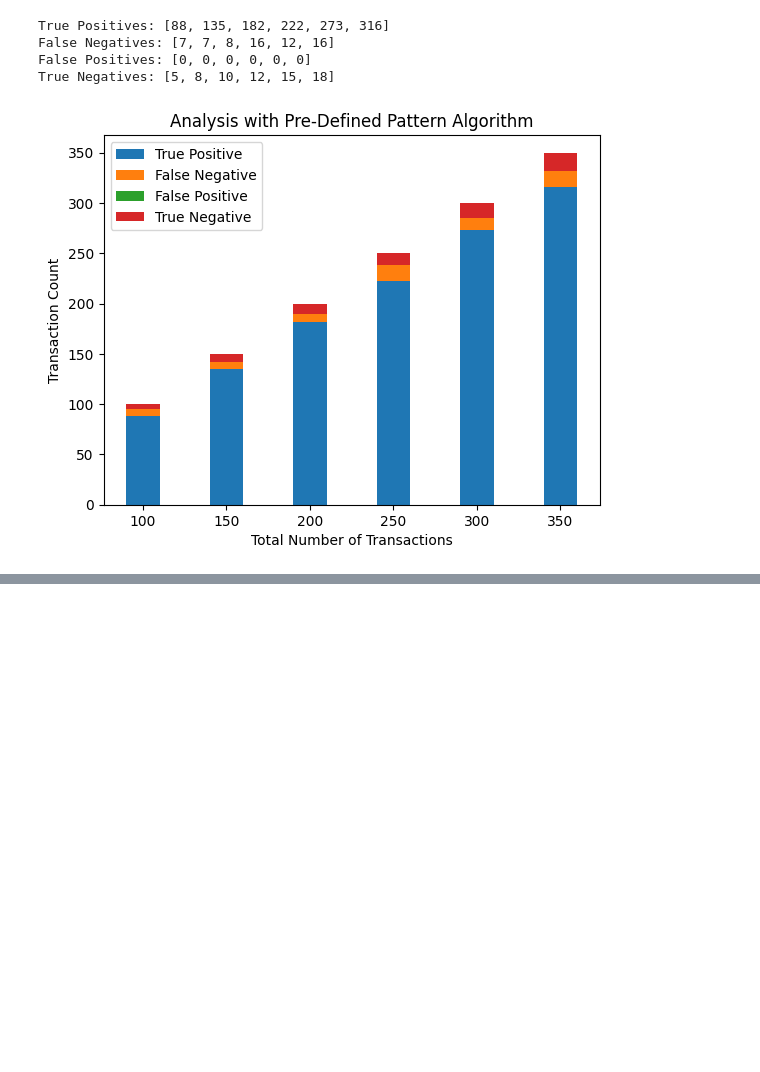
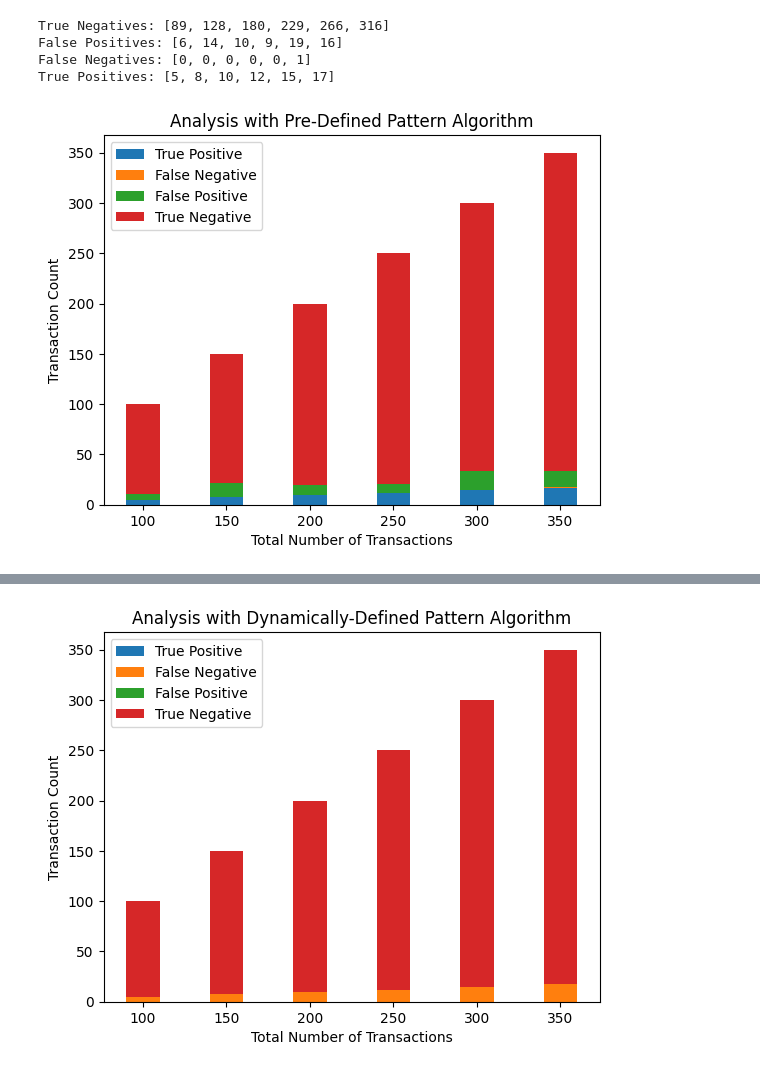
Before and after one commit to phamofanthony/Thesis-Code, a Jupyter notebook: algorithm_analysis.ipynb, the cells around one changed output, grey strips where cells are left out. Saved outputs shown, nothing was run; the diff lists cells and outputs as text; code cells hidden in the pictures; blank space fills up the shorter version.

Commit message:
TODO: Fix #ops/trans graph, include 4 statistical metrics

```diff
--- a/algorithm_analysis.ipynb
+++ b/algorithm_analysis.ipynb
@@ -7,13 +15,17 @@ import pandas as pd
 # %%
 #collect and organize data
 num_data_items = 8
+min_ops_per_transaction = 3
+max_ops_per_transaction = 5
+
 starting_index = 100
 increment_amount = 50
 num_groupings = 6
+
 groupings = []
 x_axis_values = []
 for i in range(num_groupings):
-    groupings.append(get_results(num_data_items=num_data_items, num_transactions=starting_index+i*increment_amount))
+    groupings.append(get_results(num_data_items=num_data_items, num_transactions=starting_index+i*increment_amount, min_ops_per_transaction=min_ops_per_transaction, max_ops_per_transaction=max_ops_per_transaction))
     x_axis_values.append(starting_index+i*increment_amount)
 
 
@@ -25,3 +37,15 @@ predefined_good_nonflagged = get_values_for_key(groupings, "predefined_good_nonf
 predefined_good_flagged = get_values_for_key(groupings, "predefined_good_flagged")
 predefined_bad_nonflagged = get_values_for_key(groupings, "predefined_bad_nonflagged")
 predefined_bad_flagged = get_values_for_key(groupings, "predefined_bad_flagged")
+
+print("Pre-Defined:")
+print(f"True Negatives: {predefined_good_nonflagged}")
+print(f"False Positives: {predefined_good_flagged}")
+print(f"False Negatives: {predefined_bad_nonflagged}")
+print(f"True Positives: {predefined_bad_flagged}")
+print()
+print("Dynamically Defined:")
+print(f"True Negatives: {defined_good_nonflagged}")
+print(f"False Positives: {defined_good_flagged}")
+print(f"False Negatives: {defined_bad_nonflagged}")
+print(f"True Positives: {defined_bad_flagged}")
@@ -28,40 +70,74 @@ predefined_bad_flagged = get_values_for_key(groupings, "predefined_bad_flagged")
 # %%
 #graph the data for predefined patterns
 
 df = pd.DataFrame(dict(
-    True_Positive = predefined_good_nonflagged,
-    False_Negative = predefined_good_flagged,
-    False_Positive = predefined_bad_nonflagged,
-    True_Negative = predefined_bad_flagged))
+    True_Negative = predefined_good_nonflagged,
+    False_Positive = predefined_good_flagged,
+    False_Negative = predefined_bad_nonflagged,
+    True_Positive = predefined_bad_flagged))
 
-print(f"True Positives: {predefined_good_nonflagged}")
-print(f"False Negatives: {predefined_good_flagged}")
-print(f"False Positives: {predefined_bad_nonflagged}")
-print(f"True Negatives: {predefined_bad_flagged}")
+print(f"True Negatives: {predefined_good_nonflagged}")
+print(f"False Positives: {predefined_good_flagged}")
+print(f"False Negatives: {predefined_bad_nonflagged}")
+print(f"True Positives: {predefined_bad_flagged}")
 
 # X-axis values
 x_values = x_axis_values
 
 # Bar width
 bar_width = 20
 
 # Plotting with thicker bars
 plt.bar(x_values, df['True_Positive'], width=bar_width, label='True Positive')
 plt.bar(x_values, df['False_Negative'], bottom=df['True_Positive'], width=bar_width, label='False Negative')
 plt.bar(x_values, df['False_Positive'], bottom=df['True_Positive'] + df['False_Negative'], width=bar_width, label='False Positive')
 plt.bar(x_values, df['True_Negative'], bottom=df['True_Positive'] + df['False_Negative'] + df['False_Positive'], width=bar_width, label='True Negative')
 
 # Adding labels and legend
 plt.xlabel('Total Number of Transactions')
 plt.ylabel('Transaction Count')
 plt.title('Analysis with Pre-Defined Pattern Algorithm')
 plt.legend()
 
 # Display the plot
 plt.show()
+
+#graph the data for no pre-defined patterns
+
+df = pd.DataFrame(dict(
+    True_Negative = defined_good_nonflagged,
+    False_Positive = defined_good_flagged,
+    False_Negative = defined_bad_nonflagged,
+    True_Positive = defined_bad_flagged))
+
+print(f"True Negatives: {defined_good_nonflagged}")
+print(f"False Positives: {defined_good_flagged}")
+print(f"False Negatives: {defined_bad_nonflagged}")
+print(f"True Positives: {defined_bad_flagged}")
+
+# X-axis values
+x_values = x_axis_values
+
+# Bar width
+bar_width = 20
+
+# Plotting with thicker bars
+plt.bar(x_values, df['True_Positive'], width=bar_width, label='True Positive')
+plt.bar(x_values, df['False_Negative'], bottom=df['True_Positive'], width=bar_width, label='False Negative')
+plt.bar(x_values, df['False_Positive'], bottom=df['True_Positive'] + df['False_Negative'], width=bar_width, label='False Positive')
+plt.bar(x_values, df['True_Negative'], bottom=df['True_Positive'] + df['False_Negative'] + df['False_Positive'], width=bar_width, label='True Negative')
+
+# Adding labels and legend
+plt.xlabel('Total Number of Transactions')
+plt.ylabel('Transaction Count')
+plt.title('Analysis with Dynamically-Defined Pattern Algorithm')
+plt.legend()
+
+# Display the plot
+plt.show()
 # %% [output]
-True Positives: [88, 135, 182, 222, 273, 316]
-False Negatives: [7, 7, 8, 16, 12, 16]
-False Positives: [0, 0, 0, 0, 0, 0]
-True Negatives: [5, 8, 10, 12, 15, 18]
+True Negatives: [89, 128, 180, 229, 266, 316]
+False Positives: [6, 14, 10, 9, 19, 16]
+False Negatives: [0, 0, 0, 0, 0, 1]
+True Positives: [5, 8, 10, 12, 15, 17]
-[figure, old version]
+[figure, new version]
@@ -67,0 +148 @@ True Negatives: [5, 8, 10, 12, 15, 18]
+[figure, added]
```
Also changed, not shown: parts of 10 cells of this notebook, 5 other files.
